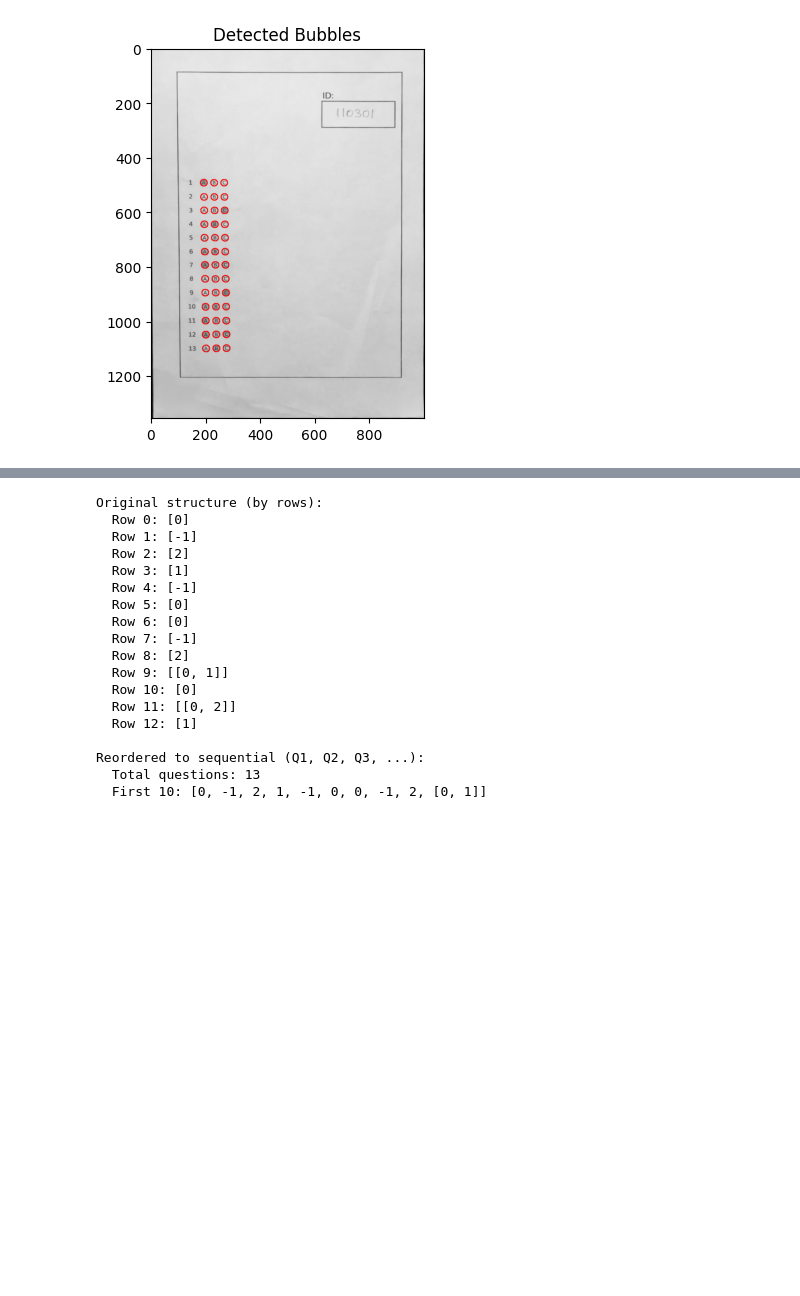
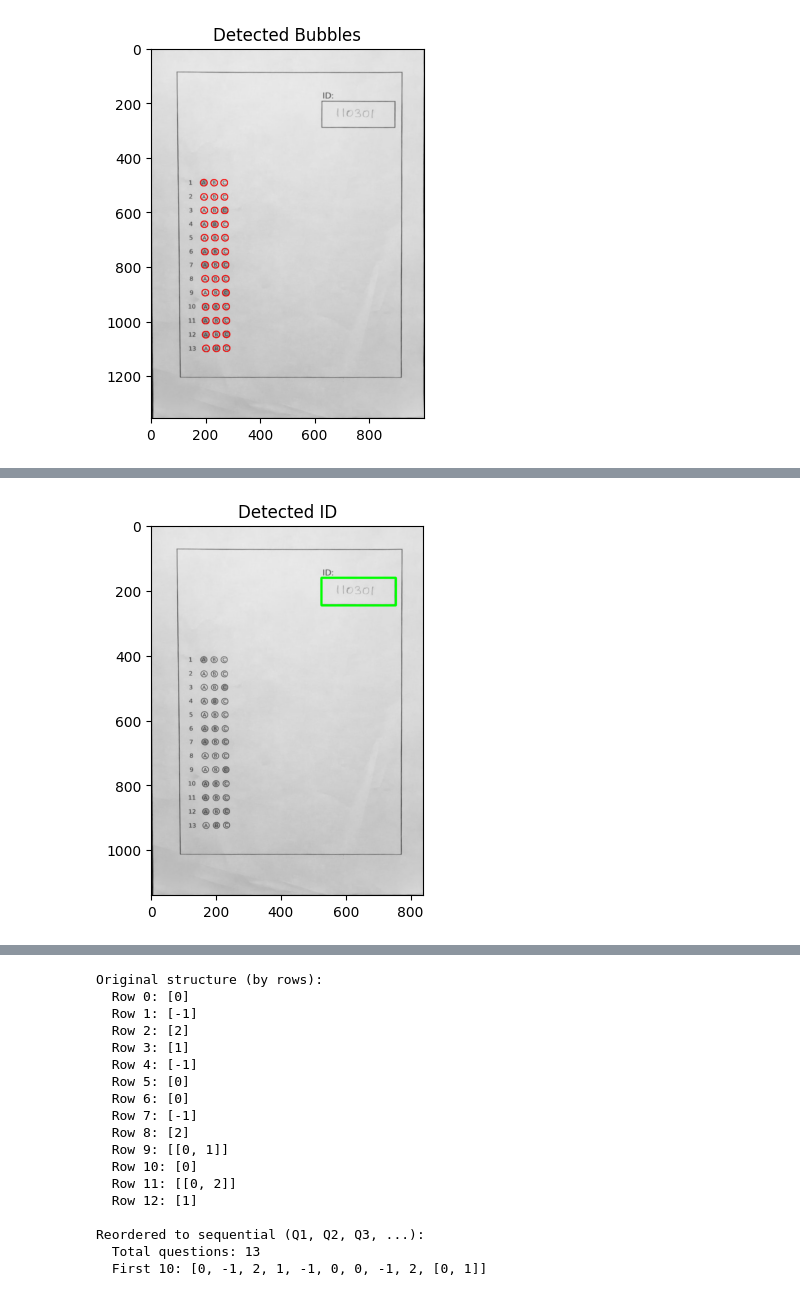
Before and after one commit to mariofouad/Grades-Auto-Filler, a Jupyter notebook: module_2.ipynb, the cells around one changed output, grey strips where cells are left out. Drawn from its saved outputs; the diff is of its cells as text; code cells hidden in the pictures; blank space fills up the shorter version.

Commit message:
bubble-sheet checkpoint

```diff
--- a/module_2.ipynb
+++ b/module_2.ipynb
@@ -13,3 +13,11 @@ from commonfunctions import *
     - Group bubbles into rows (questions) and columns (choices) based on their spatial coordinates.
 - **Mark Detection**: Calculate the mean intensity or pixel density of each bubble area to identify the filled choice.
 - **Grading & Export**: Compare results with the model answer and export to Excel using `export_excel` from `commonfunctions`.
+# %%
+def resize_image(preprocessed_image):
+    original_h, original_w = preprocessed_image.shape[:2]
+    target_width = 1000
+    scale = target_width / float(original_w)
+    target_height = int(original_h * scale)
+    image_resized = cv2.resize(preprocessed_image, (target_width, target_height))
+    return image_resized
@@ -16,19 +26,11 @@ from commonfunctions import *
 # %%
-## Read Image
 # image = cv2.imread("./Bubble_Sheet_Dataset/1/ID2Q13CH3-20220106T190109Z-001/ID2Q13CH3/IMG_6233.JPG")
 image = cv2.imread("./Bubble_Sheet_Dataset/4/modified_2_id.jpeg")
 print(image.shape)
 
 # preprocess image
 pre_processed_image = preprocessing(image)
-
-## Resize image so that all input images have the same sizes
-original_h, original_w = pre_processed_image.shape[:2]
-target_width = 1000
-scale = target_width / float(original_w)
-target_height = int(original_h * scale)
-image_resized = cv2.resize(pre_processed_image, (target_width, target_height))
-
+image_resized = resize_image(pre_processed_image)
 
 print(pre_processed_image.shape)
 show_images([image, pre_processed_image, image_resized], ["Original", "Pre Processed", "Resized"])
@@ -158,0 +151,75 @@ show_images([viz_image], ["Detected Bubbles"])
+# %%
+def find_id_text_box(image):
+    """
+    Finds the ID/Name text box in the warped bubble sheet image.
+    Returns the bounding box coordinates (x, y, w, h) and the cropped region.
+    """
+    # Convert to grayscale if needed
+    if len(image.shape) == 3:
+        gray = cv2.cvtColor(image, cv2.COLOR_BGR2GRAY)
+    else:
+        gray = image.copy()
+
+    # Convert to uint8 if it's a float image (0-1 range)
+    if gray.dtype != np.uint8:
+        gray = (gray * 255).astype(np.uint8)
+
+    img_h, img_w = gray.shape
+    print(f"Image size: {img_w}x{img_h}, dtype: {gray.dtype}")
+
+    # Apply adaptive thresholding to find edges/borders
+    thresh = cv2.adaptiveThreshold(gray, 255, cv2.ADAPTIVE_THRESH_GAUSSIAN_C,
+                                   cv2.THRESH_BINARY_INV, 41, 10)
+
+    # Find contours
+    contours, _ = cv2.findContours(thresh, cv2.RETR_LIST, cv2.CHAIN_APPROX_SIMPLE)
+
+    potential_boxes = []
+
+    for cnt in contours:
+        x, y, w, h = cv2.boundingRect(cnt)
+        aspect_ratio = w / float(h)
+
+        area = w * h
+
+        area_ratio = area / (img_h * img_w)
+        fill_ratio = cv2.contourArea(cnt) / (w * h) if w * h > 0 else 0
+
+        # Aspect ratio between 1.5 and 6 (wider than tall)
+        # Area at least 0.3% of image area
+        # Located in top 35% of the image
+        # Located in the right 70% of the image (ID box is on the right side)
+        # The contour should be relatively "filled" (rectangular shape)
+        if (1.5 < aspect_ratio < 6.0 and
+            area_ratio > 0.003 and
+            y < (img_h * 0.35) and
+            x > (img_w * 0.3) and
+            fill_ratio > 0.5):
+            potential_boxes.append((x, y, w, h, area))
+
+    if not potential_boxes:
+        return None, None
+
+    # Sort by area (descending) and pick the largest one that fits our criteria
+    potential_boxes = sorted(potential_boxes, key=lambda b: b[4], reverse=True)
+
+    # Get the best candidate (largest area that meets criteria)
+    x, y, w, h, _ = potential_boxes[0]
+
+    return (x, y, w, h), gray
+
+# Find the ID text box
+box_coords, gray_warped = find_id_text_box(pre_processed_image)
+
+if box_coords:
+    x, y, w, h = box_coords
+
+    # Draw the detected box on the image
+    debug_img = (pre_processed_image * 255).astype(np.uint8) if pre_processed_image.max() <= 1.0 else pre_processed_image.astype(np.uint8)
+    debug_img = cv2.cvtColor(debug_img, cv2.COLOR_GRAY2RGB)
+    cv2.rectangle(debug_img, (x, y), (x + w, y + h), (0, 255, 0), 5)
+    show_images([debug_img], ['Detected ID'])
+
+else:
+    print("Could not find the text box!")
+# %% [output]
@@ -158,0 +227 @@ show_images([viz_image], ["Detected Bubbles"])
+[figure, added]
```
Also changed, not shown: parts of 16 cells of this notebook.
